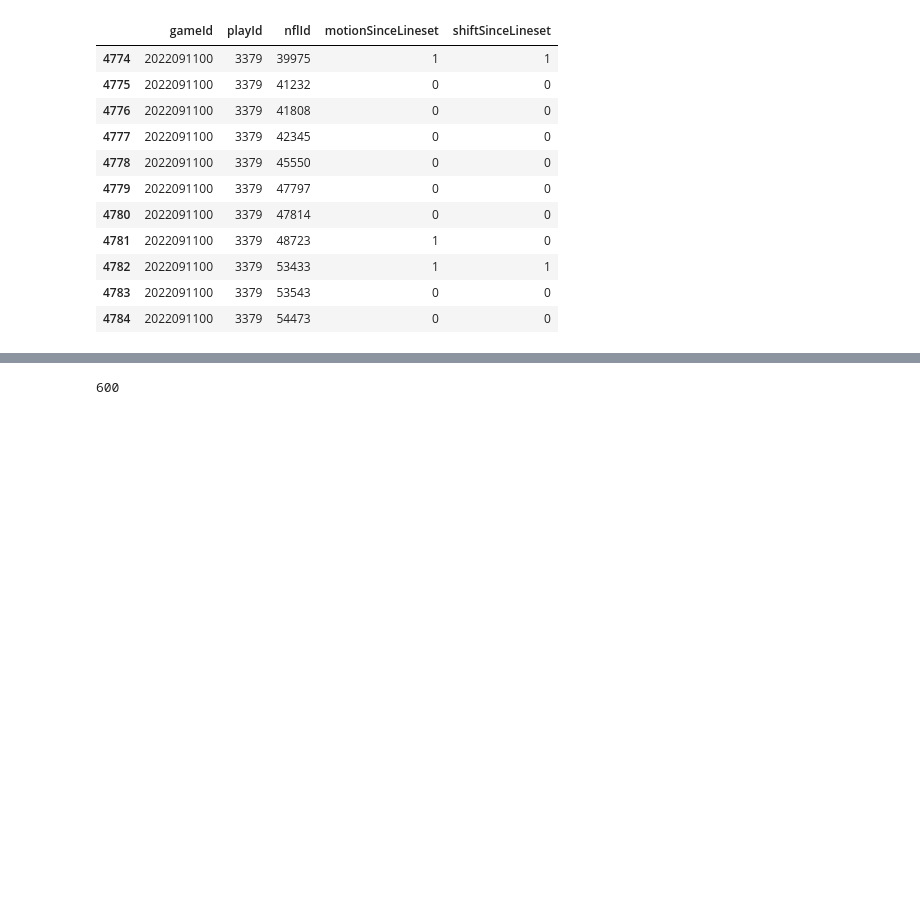
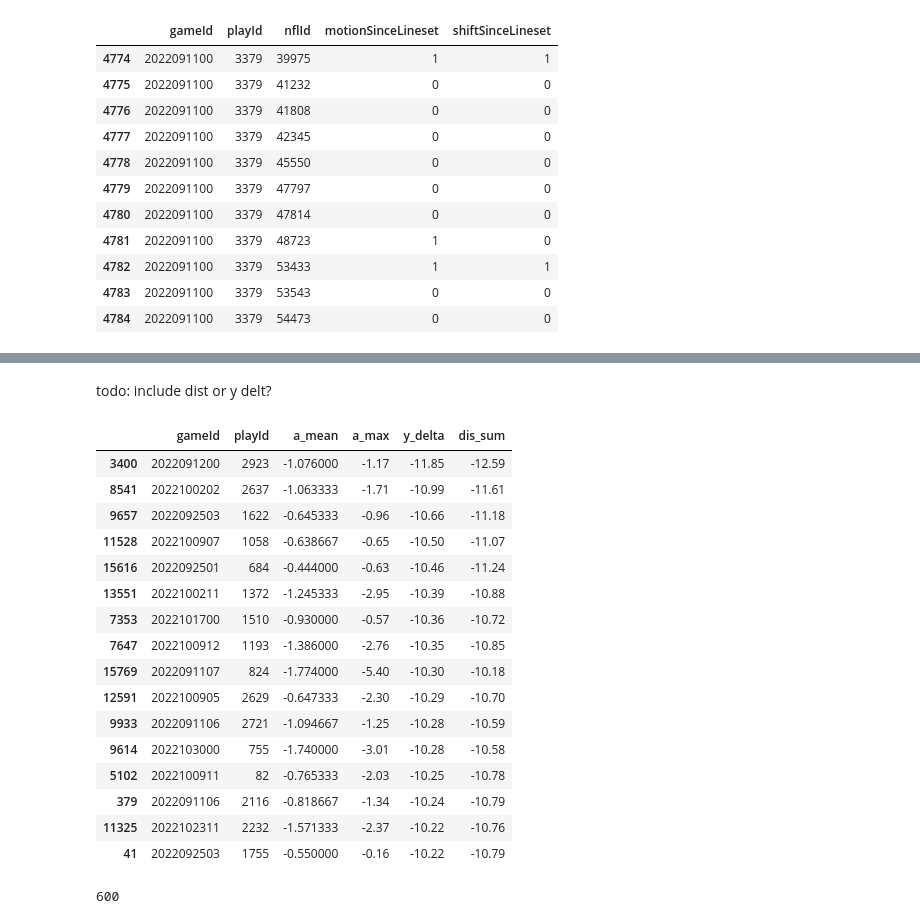
Before and after one commit to meagvo/NFL_BDB2025, a Jupyter notebook: animate-plays-with-plotly-real-no-lies-here (1).ipynb, the cells around one changed output, grey strips where cells are left out. Cells and saved outputs as stored; diff of their text form; code cells hidden in the pictures; blank space fills up the shorter version.

```diff
--- a/animate-plays-with-plotly-real-no-lies-here (1).ipynb
+++ b/animate-plays-with-plotly-real-no-lies-here (1).ipynb
@@ -489,0 +506,4 @@ player_play[((player_play['gameId'] == 2022091100) & (player_play['playId'] == 3
+# %%
+df_15 = pd.read_csv('data/top_2_player_diff_last_15.csv')
+# %%
+play_15 = plays.merge(df_15,how='left',on=['gameId','playId'])[['gameId','playId','a_mean','a_max','y_delta','dis_sum']]
@@ -490,2 +520,24 @@ player_play[((player_play['gameId'] == 2022091100) & (player_play['playId'] == 3
+# %% [markdown]
+todo: include dist or y delt?
+# %%
+play_15.sort_values(by='y_delta',ascending=True).head(16)
+# %% [output]
+|  | gameId | playId | a_mean | a_max | y_delta | dis_sum |
+| 3400 | 2022091200 | 2923 | -1.076000 | -1.17 | -11.85 | -12.59 |
+| 8541 | 2022100202 | 2637 | -1.063333 | -1.71 | -10.99 | -11.61 |
+| 9657 | 2022092503 | 1622 | -0.645333 | -0.96 | -10.66 | -11.18 |
+| 11528 | 2022100907 | 1058 | -0.638667 | -0.65 | -10.50 | -11.07 |
+| 15616 | 2022092501 | 684 | -0.444000 | -0.63 | -10.46 | -11.24 |
+| 13551 | 2022100211 | 1372 | -1.245333 | -2.95 | -10.39 | -10.88 |
+| 7353 | 2022101700 | 1510 | -0.930000 | -0.57 | -10.36 | -10.72 |
+| 7647 | 2022100912 | 1193 | -1.386000 | -2.76 | -10.35 | -10.85 |
+| 15769 | 2022091107 | 824 | -1.774000 | -5.40 | -10.30 | -10.18 |
+| 12591 | 2022100905 | 2629 | -0.647333 | -2.30 | -10.29 | -10.70 |
+| 9933 | 2022091106 | 2721 | -1.094667 | -1.25 | -10.28 | -10.59 |
+| 9614 | 2022103000 | 755 | -1.740000 | -3.01 | -10.28 | -10.58 |
+| 5102 | 2022100911 | 82 | -0.765333 | -2.03 | -10.25 | -10.78 |
+| 379 | 2022091106 | 2116 | -0.818667 | -1.34 | -10.24 | -10.79 |
+| 11325 | 2022102311 | 2232 | -1.571333 | -2.37 | -10.22 | -10.76 |
+| 41 | 2022092503 | 1755 | -0.550000 | -0.16 | -10.22 | -10.79 |
 # %%
 # random game/play -- should work with any!
```
Also changed, not shown: parts of 5 cells of this notebook, 1 other file.
